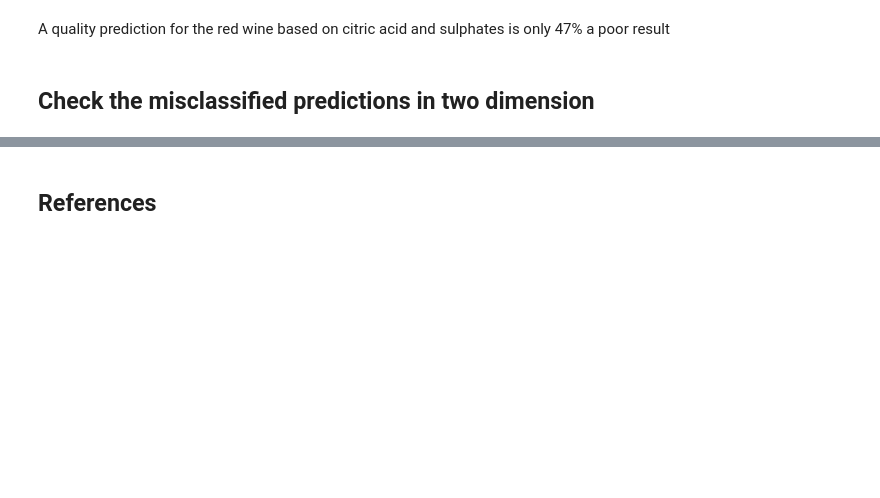
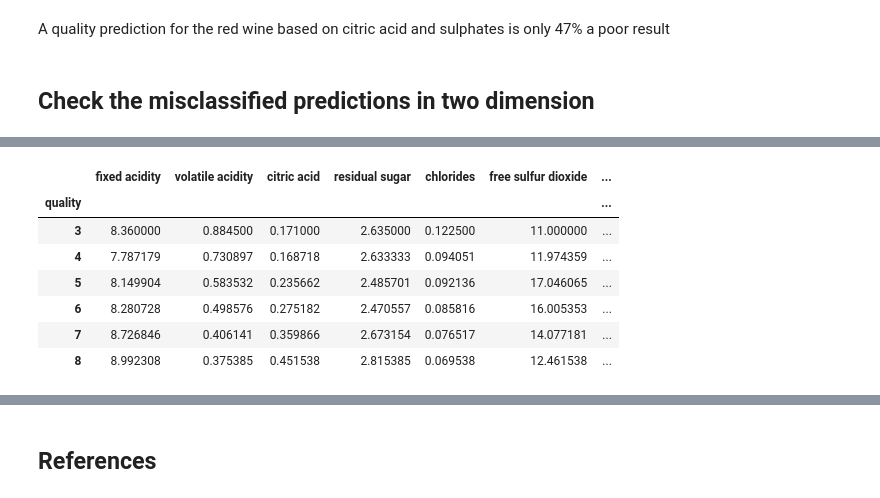
Before and after one commit to Silvio622/Machine-Learning-Scikit-Learn, a Jupyter notebook: scikit-learn.ipynb, the cells around one changed output, grey strips where cells are left out. Drawn from its saved outputs; the diff is of its cells as text; code cells hidden in the pictures; blank space fills up the shorter version.

```diff
--- a/scikit-learn.ipynb
+++ b/scikit-learn.ipynb
@@ -497,0 +519,12 @@ See the caveats in the documentation: https://pandas.pydata.org/pandas-docs/stab
+# %%
+# Eyeball the descriptive statistics for the quality.
+train.groupby('quality').mean()
+# %% [output]
+|  | fixed acidity | volatile acidity | citric acid | residual sugar | chlorides | free sulfur dioxide | ... |
+| quality |  |  |  |  |  |  | ... |
+| 3 | 8.360000 | 0.884500 | 0.171000 | 2.635000 | 0.122500 | 11.000000 | ... |
+| 4 | 7.787179 | 0.730897 | 0.168718 | 2.633333 | 0.094051 | 11.974359 | ... |
+| 5 | 8.149904 | 0.583532 | 0.235662 | 2.485701 | 0.092136 | 17.046065 | ... |
+| 6 | 8.280728 | 0.498576 | 0.275182 | 2.470557 | 0.085816 | 16.005353 | ... |
+| 7 | 8.726846 | 0.406141 | 0.359866 | 2.673154 | 0.076517 | 14.077181 | ... |
+| 8 | 8.992308 | 0.375385 | 0.451538 | 2.815385 | 0.069538 | 12.461538 | ... |
```
Also changed, not shown: parts of 34 cells of this notebook.
